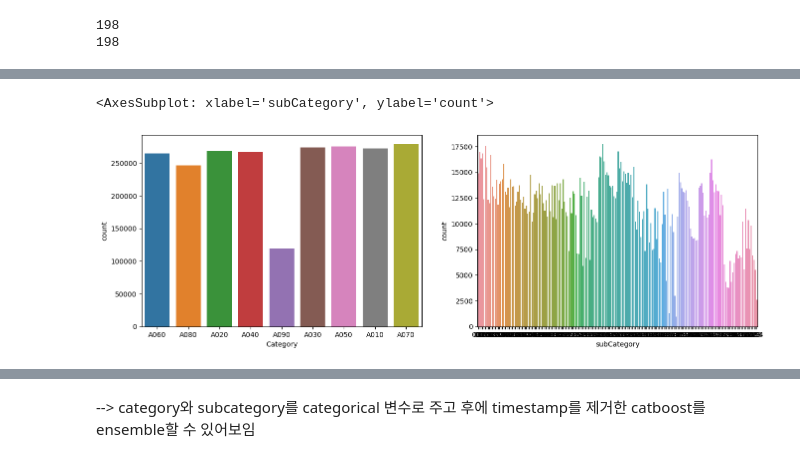
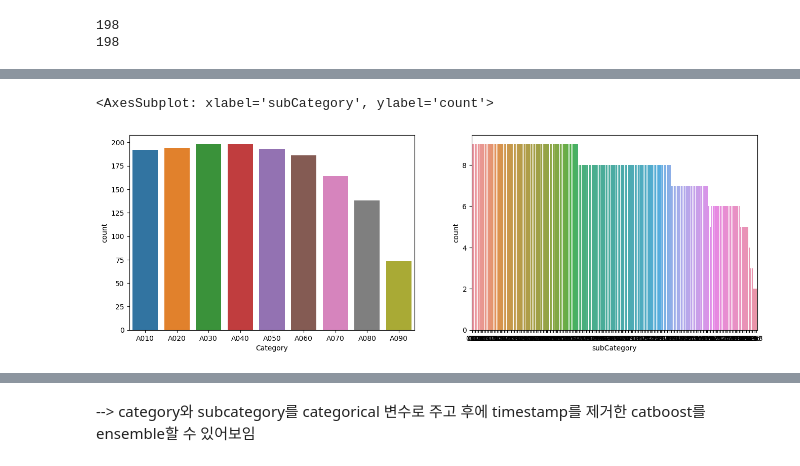
Before and after one commit to boostcampaitech4lv23recsys1/level2_dkt_recsys-level2-recsys-07, a Jupyter notebook: eda/EDA_jsy.ipynb, the cells around one changed output, grey strips where cells are left out. Cells and saved outputs as stored; diff of their text form; code cells hidden in the pictures.

```diff
--- a/eda/EDA_jsy.ipynb
+++ b/eda/EDA_jsy.ipynb
@@ -329,7 +329,9 @@ print(max(df['subCategory'].unique()))
 198
 # %%
 display(df.groupby(['Category'])['subCategory'].count())
-df.groupby(['Category'])['subCategory'].value_counts()
+df = df.groupby(['Category'])['subCategory'].value_counts()
+df = df.sort_index()
+df
 # %% [output]
 Category
 A010    272082
@@ -374,0 +360,4 @@ tdf
+# %%
+df2 = df.to_frame().rename(columns={'subCategory':'subCatCnt'})
+df2 = df2.reset_index()
+df2
@@ -375,7 +378,7 @@ tdf
 # %%
 fig, ax = plt.subplots(1,2,figsize=(16,5))
-sns.countplot(data=df, x='Category', ax=ax[0])
-sns.countplot(data=df, x='subCategory', ax=ax[1])
+sns.countplot(data=df2, x='Category', ax=ax[0])
+sns.countplot(data=df2, x='subCategory', ax=ax[1])
 # %% [output]
 <AxesSubplot: xlabel='subCategory', ylabel='count'>
-[figure, old version]
+[figure, new version]
```
Also changed, not shown: parts of 19 cells of this notebook, 3 other files.
